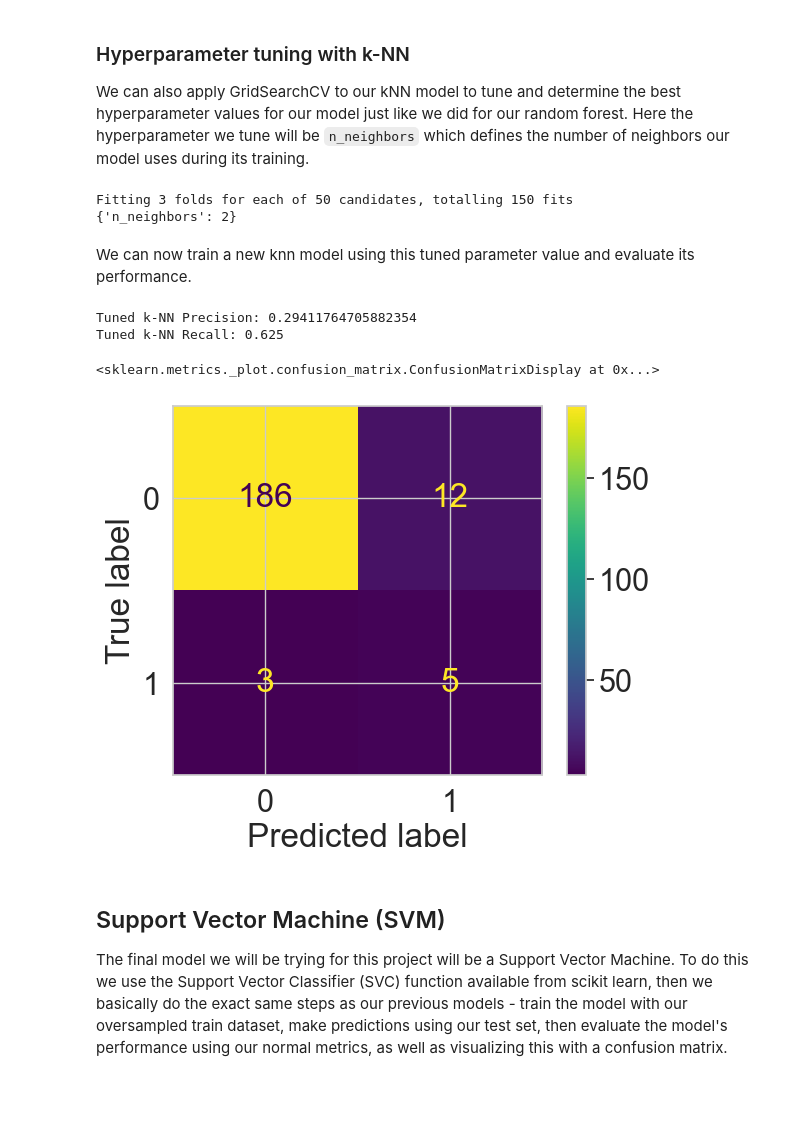
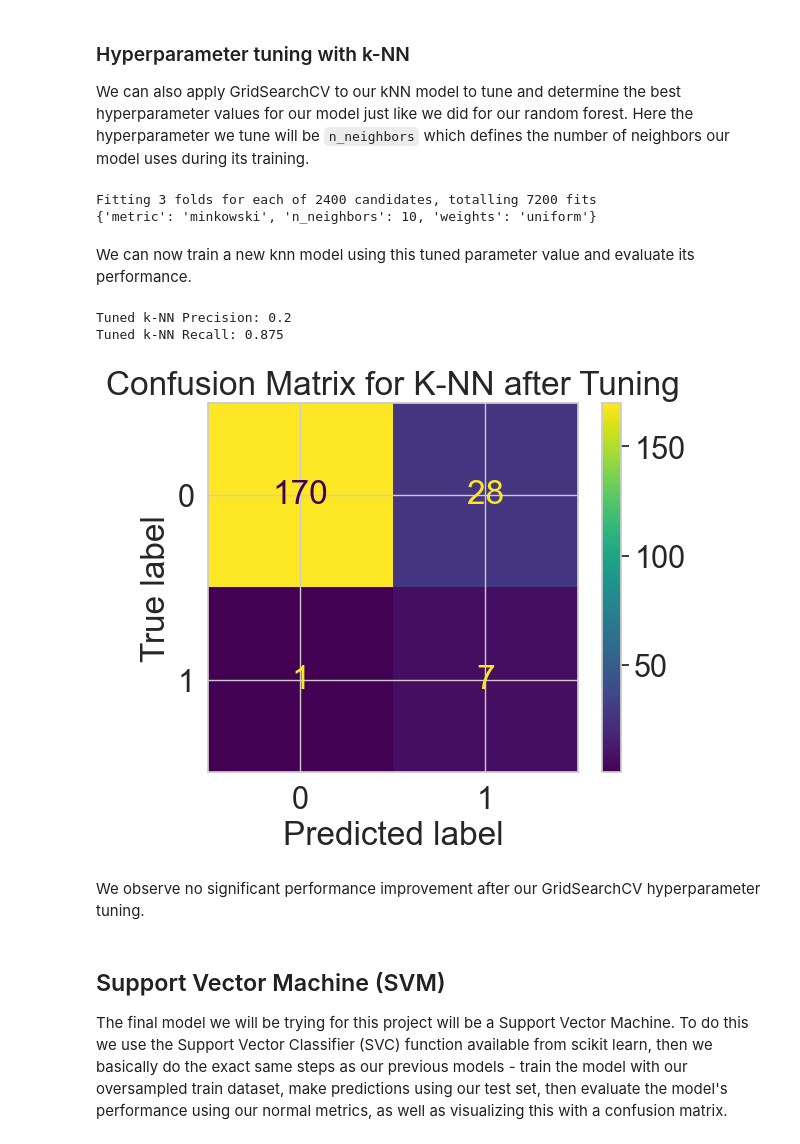
Before and after one commit to harrynwosu/champions-league, a Jupyter notebook: Project.ipynb, the cells around one changed output. Saved outputs shown, nothing was run; the diff lists cells and outputs as text; code cells hidden in the pictures; blank space fills up the shorter version.

```diff
--- a/Project.ipynb
+++ b/Project.ipynb
@@ -175,0 +173,16 @@ While the features we currently have provide meaningful insights into each team'
+# %%
+leagues = {
+    "LaLiga": ["Barcelona", "Real Madrid", "Atletico Madrid", "Valencia", "Deportivo La Coruna", "Real Sociedad", "Celta Vigo", "Villarreal", "Real Betis", "Sevilla", "Malaga" ],
+    "Premier": ["Manchester United", "Blackburn Rovers", "Newcastle United", "Chelsea", "Leeds United", "Liverpool", "Tottenham Hotspur", "Manchester City", "Leicester City"],
+    "Bundesliga": ["Werder Bremen", "Bayern Munich", "Borussia Dortmund", "Bayer Leverkusen", "Hertha BSC", "Stuttgart", "Schalke 04", "Hamburg", "Wolfsburg", "Borussia Monchengladbach", "RB Leipzig", "1899 Hoffenheim"],
+    "Ligue1": ["Marseille", "Monaco", "Paris Saint-Germain", "Nantes", "Auxerre", "Bordeaux", "Lyon", "Lille", "Montpellier"],
+    "SerieA": ["Milan", "Juventus", "Parma", "Fiorentina", "Lazio", "Roma", "Udinese", "Napoli", "Inter Milan", "Atalanta"],
+    "Misc": ["Rangers", "Club Brugge", "CSKA Moscow", "IFK Goteborg", "Porto", "PSV Eindhoven", "Spartak Moscow", "Galatasaray", "Anderlecht", "Dynamo Kyiv", "Steaua Bucure?ti", "Casino Salzburg", "AEK Athens", "Benfica", "Hajduk Split", "Ajax", "Panathinaikos", "Aalborg BK", "Legia Warsaw", "Rosenborg", "Ferencvaros", "Grasshopper", "Rapid Wien", "Sparta Prague", "Feyenoord", "Olympiacos", "Besiktas", "Sporting CP", "Lierse", "Croatia Zagreb", "Sturm Graz", "HJK", "Boavista", "Lokomotiv Moscow", "Basel", "Celtic", "Partizan", "Maccabi Tel Aviv", "Fenerbahce", "Shakhtar Donetsk", "Thun", "Artmedia", "Levski Sofia", "Copenhagen", "Be?ikta?", "Slavia Prague", "CFR Cluj", "Anorthosis", "PSV", "Zenit Saint Petersburg", "BATE Borisov", "Maccabi Haifa", "Zurich", "APOEL", "Debrecen", "Rubin Kazan", "Unirea Urziceni", "Standard Liege", "AZ", "Twente", "Hapoel Tel Aviv", "Bursaspor", "Braga", "Trabzonspor", "O?elul Gala?i", "Dinamo Zagreb", "Genk", "Viktoria Plze?", "Nordsjaelland", "Austria Wien", "Ludogorets Razgrad", "Maribor", "Astana", "Gent", "Be?ikta?", "Rostov", "Qaraba?", "Red Star Belgrade", "Young Boys", "Red Bull Salzburg"],
+}
+
+df['league'] = ''
+
+for league, teams in leagues.items():
+    df.loc[df['team'].isin(teams), 'league'] = league
+
+df
@@ -200,0 +236,5 @@ df
+# %%
+# Encode categorical columns
+df['team'] = df['team'].astype('category').cat.codes
+df['league'] = df['league'].astype('category').cat.codes
+df
@@ -767,7 +820,7 @@ Let's see what happens after hyperparameter tuning and optimizations.
 # %% [markdown]
 #### GridSearchCV for Oversampled Random forest
 # %%
-n_estimators = [int(x) for x in np.linspace(start = 100, stop = 1000, num = 10)]
+n_estimators = [int(x) for x in np.linspace(start = 100, stop = 1000, num = 5)]
 max_features = ['log2', 'sqrt']
 max_depth = [int(x) for x in np.linspace(start = 1, stop = 10, num = 5)]
 min_samples_split = [int(x) for x in np.linspace(start = 2, stop = 50, num = 5)]
@@ -785,7 +838,7 @@ gs2 = GridSearchCV(rfc_oversampled,
                   cv = 3,
                   verbose = 1,
                   n_jobs=-1)
-gs2.fit(X_train_oversampled, y_train_oversampled) # Completes in about 1 hour
+gs2.fit(X_train_oversampled, y_train_oversampled) # Completes in about 10 minutes
 
 rfc_4 = gs2.best_estimator_
 gs2.best_params_
@@ -874,44 +927,47 @@ k-NN Recall: 0.75
 
 We can also apply GridSearchCV to our kNN model to tune and determine the best hyperparameter values for our model just like we did for our random forest. Here the hyperparameter we tune will be `n_neighbors` which defines the number of neighbors our model uses during its training.
 # %%
-parameter = {'n_neighbors': [int(x) for x in np.linspace(start = 2, stop = 52, num = 50)]}
+parameter = {'n_neighbors': [int(x) for x in np.linspace(start = 10, stop = 400, num = 400)],
+             'weights' : ['uniform','distance'],
+             'metric' : ['minkowski','euclidean','manhattan']
+            }
 
 knn_gscv = GridSearchCV(knn, param_grid=parameter, cv=3, verbose=1)
 
 knn_gscv.fit(X_train_oversampled, y_train_oversampled)
+knn_tuned = knn_gscv.best_estimator_
 print(knn_gscv.best_params_)
 # %% [output]
-Fitting 3 folds for each of 50 candidates, totalling 150 fits
-{'n_neighbors': 2}
+Fitting 3 folds for each of 2400 candidates, totalling 7200 fits
+{'metric': 'minkowski', 'n_neighbors': 10, 'weights': 'uniform'}
 # %% [markdown]
 We can now train a new knn model using this tuned parameter value and evaluate its performance.
 # %%
-knn_tuned = KNeighborsClassifier(n_neighbors=2)
-knn_tuned.fit(X_train_oversampled, y_train_oversampled)
-
 y_pred_knn_tuned = knn_tuned.predict(X_test_scaled_pca)
 
 # Calculate precision
 precision_knn_tuned = precision_score(y_test, y_pred_knn_tuned)
 
 # Calculate recall
 recall_knn_tuned = recall_score(y_test, y_pred_knn_tuned)
 
 # Print precision and recall
 print("Tuned k-NN Precision:", precision_knn_tuned)
 print("Tuned k-NN Recall:", recall_knn_tuned)
 
 # Create confusion matrix
 cm_knn_tuned = confusion_matrix(y_test, y_pred_knn_tuned)
 
 cm_knn_tuned_display = ConfusionMatrixDisplay(confusion_matrix = cm_knn_tuned, display_labels = [0, 1])
-
 cm_knn_tuned_display.plot()
+plt.title('Confusion Matrix for K-NN after Tuning')
+plt.show()
 # %% [output]
-Tuned k-NN Precision: 0.29411764705882354
-Tuned k-NN Recall: 0.625
+Tuned k-NN Precision: 0.2
+Tuned k-NN Recall: 0.875
-<sklearn.metrics._plot.confusion_matrix.ConfusionMatrixDisplay at 0x...>
-[figure, old version]
+[figure, new version]
+# %% [markdown]
+We observe no significant performance improvement after our GridSearchCV hyperparameter tuning.
 # %% [markdown]
 ## Support Vector Machine (SVM)
 
```
Also changed, not shown: parts of 60 cells of this notebook, 1 other file.
